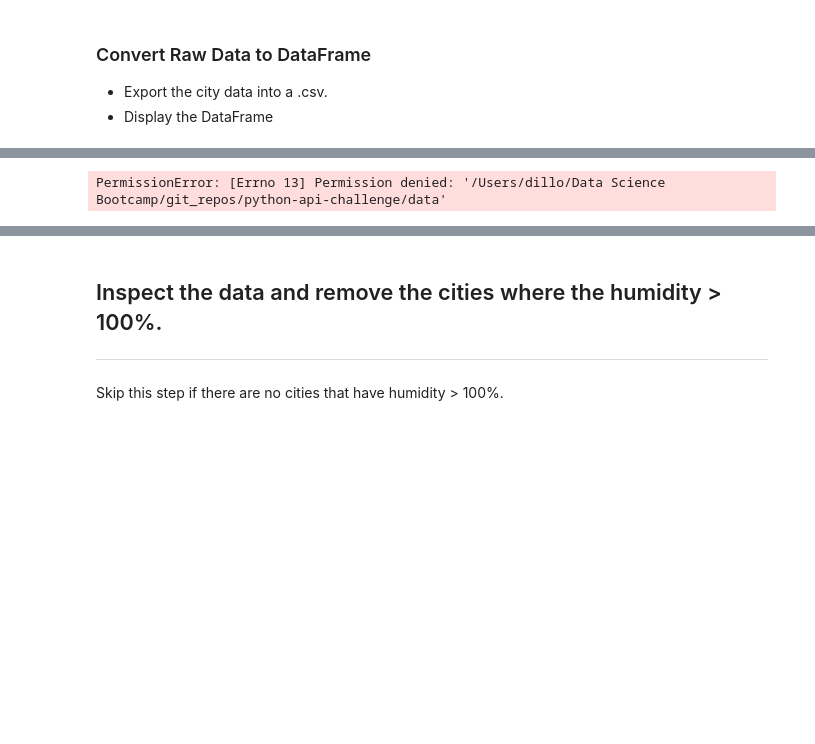
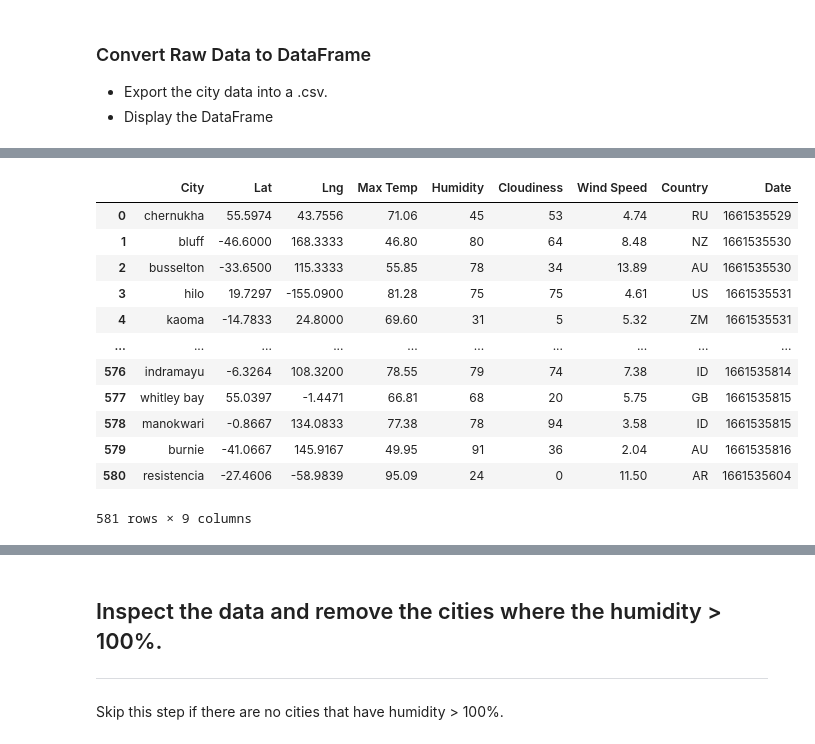
Before and after one commit to djdolejsi/python-api-challenge, a Jupyter notebook: WeatherPy/WeatherPy.ipynb, the cells around one changed output, grey strips where cells are left out. Cells and saved outputs as stored; diff of their text form; code cells hidden in the pictures; blank space fills up the shorter version.

```diff
--- a/WeatherPy/WeatherPy.ipynb
+++ b/WeatherPy/WeatherPy.ipynb
@@ -130,6 +139,18 @@ weather_df.head()
 # %%
 # Export to a csv file
-weather_df.to_csv(r'/Users/dillo/Data Science Bootcamp/git_repos/python-api-challenge/data', index = False)
+weather_df.to_csv("../data/weather.csv", index = False)
 weather_df
 # %% [output]
+|  | City | Lat | Lng | Max Temp | Humidity | Cloudiness | Wind Speed | Country | Date |
+| 0 | chernukha | 55.5974 | 43.7556 | 71.06 | 45 | 53 | 4.74 | RU | 1661535529 |
+| 1 | bluff | -46.6000 | 168.3333 | 46.80 | 80 | 64 | 8.48 | NZ | 1661535530 |
+| 2 | busselton | -33.6500 | 115.3333 | 55.85 | 78 | 34 | 13.89 | AU | 1661535530 |
+| 3 | hilo | 19.7297 | -155.0900 | 81.28 | 75 | 75 | 4.61 | US | 1661535531 |
+| 4 | kaoma | -14.7833 | 24.8000 | 69.60 | 31 | 5 | 5.32 | ZM | 1661535531 |
+| ... | ... | ... | ... | ... | ... | ... | ... | ... | ... |
+| 576 | indramayu | -6.3264 | 108.3200 | 78.55 | 79 | 74 | 7.38 | ID | 1661535814 |
+| 577 | whitley bay | 55.0397 | -1.4471 | 66.81 | 68 | 20 | 5.75 | GB | 1661535815 |
+| 578 | manokwari | -0.8667 | 134.0833 | 77.38 | 78 | 94 | 3.58 | ID | 1661535815 |
+| 579 | burnie | -41.0667 | 145.9167 | 49.95 | 91 | 36 | 2.04 | AU | 1661535816 |
+| 580 | resistencia | -27.4606 | -58.9839 | 95.09 | 24 | 0 | 11.50 | AR | 1661535604 |
-PermissionError: [Errno 13] Permission denied: '/Users/dillo/Data Science Bootcamp/git_repos/python-api-challenge/data'
+581 rows × 9 columns
```
Also changed, not shown: parts of 10 cells of this notebook.
